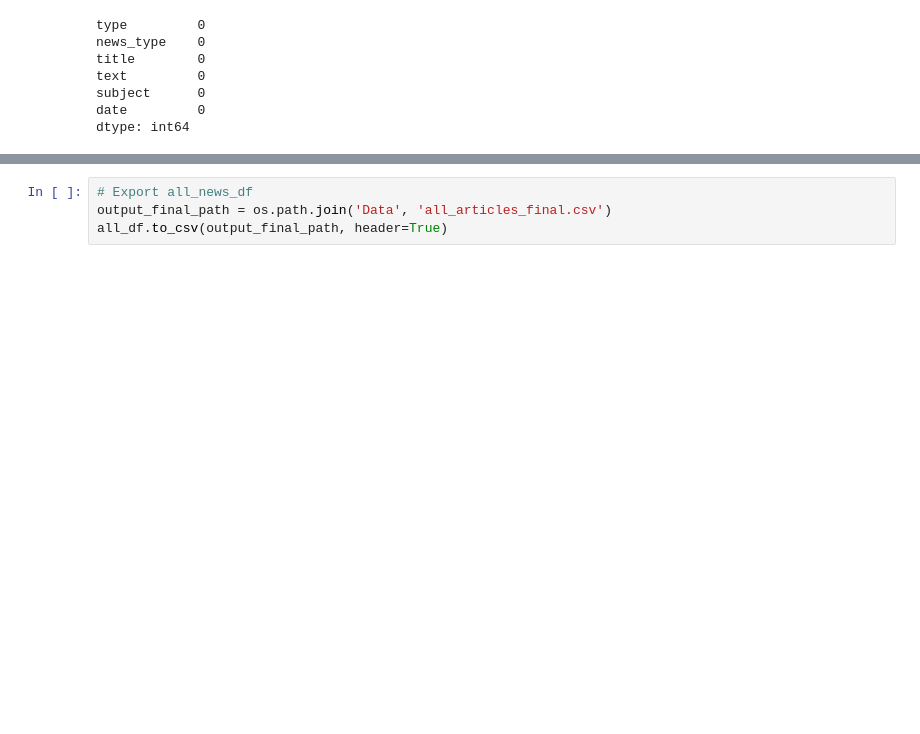
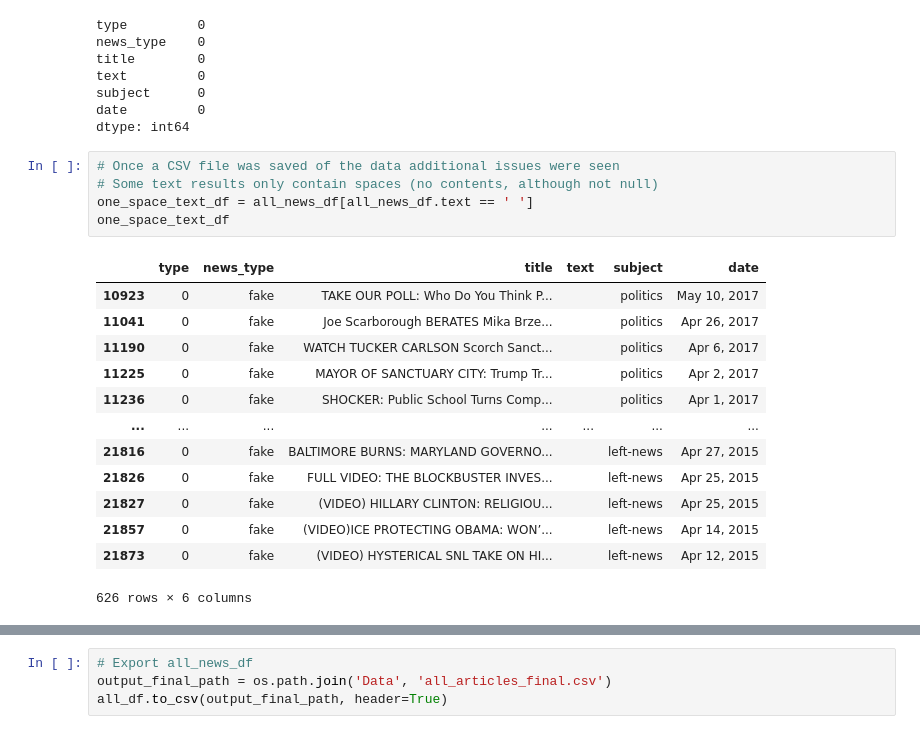
Before and after one commit to sydnipierce/final-project, a Jupyter notebook: Exploratory.ipynb, the cells around one changed output, grey strips where cells are left out. Drawn from its saved outputs; the diff is of its cells as text; blank space fills up the shorter version.

Commit message:
Data Cleaning

```diff
--- a/Exploratory.ipynb
+++ b/Exploratory.ipynb
@@ -272,3 +280,22 @@ text         0
 subject      0
 date         0
 dtype: int64
+# %%
+# Once a CSV file was saved of the data additional issues were seen
+# Some text results only contain spaces (no contents, although not null)
+one_space_text_df = all_news_df[all_news_df.text == ' ']
+one_space_text_df
+# %% [output]
+|  | type | news_type | title | text | subject | date |
+| 10923 | 0 | fake | TAKE OUR POLL: Who Do You Think P... |  | politics | May 10, 2017 |
+| 11041 | 0 | fake | Joe Scarborough BERATES Mika Brze... |  | politics | Apr 26, 2017 |
+| 11190 | 0 | fake | WATCH TUCKER CARLSON Scorch Sanct... |  | politics | Apr 6, 2017 |
+| 11225 | 0 | fake | MAYOR OF SANCTUARY CITY: Trump Tr... |  | politics | Apr 2, 2017 |
+| 11236 | 0 | fake | SHOCKER: Public School Turns Comp... |  | politics | Apr 1, 2017 |
+| ... | ... | ... | ... | ... | ... | ... |
+| 21816 | 0 | fake | BALTIMORE BURNS: MARYLAND GOVERNO... |  | left-news | Apr 27, 2015 |
+| 21826 | 0 | fake | FULL VIDEO: THE BLOCKBUSTER INVES... |  | left-news | Apr 25, 2015 |
+| 21827 | 0 | fake | (VIDEO) HILLARY CLINTON: RELIGIOU... |  | left-news | Apr 25, 2015 |
+| 21857 | 0 | fake | (VIDEO)ICE PROTECTING OBAMA: WON’... |  | left-news | Apr 14, 2015 |
+| 21873 | 0 | fake | (VIDEO) HYSTERICAL SNL TAKE ON HI... |  | left-news | Apr 12, 2015 |
+626 rows × 6 columns
```
Also changed, not shown: parts of 25 cells of this notebook.
